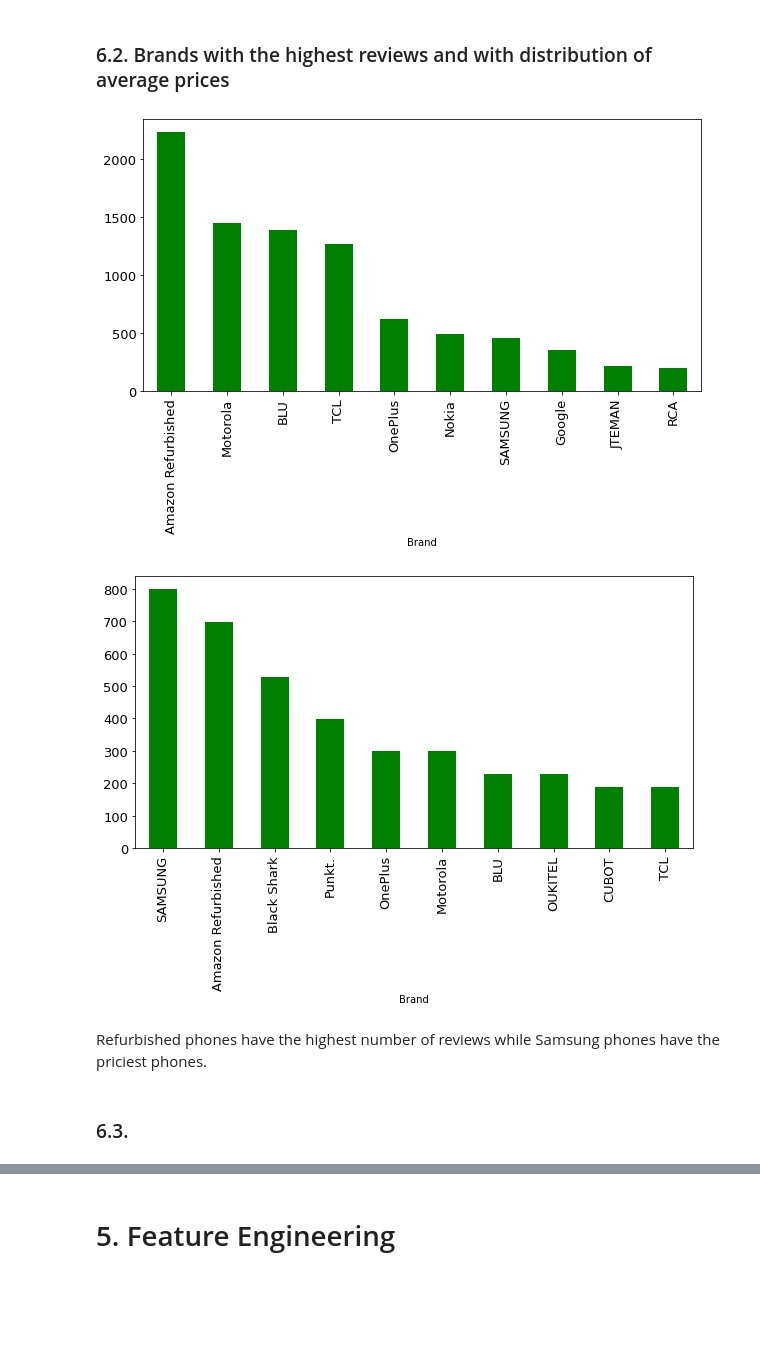
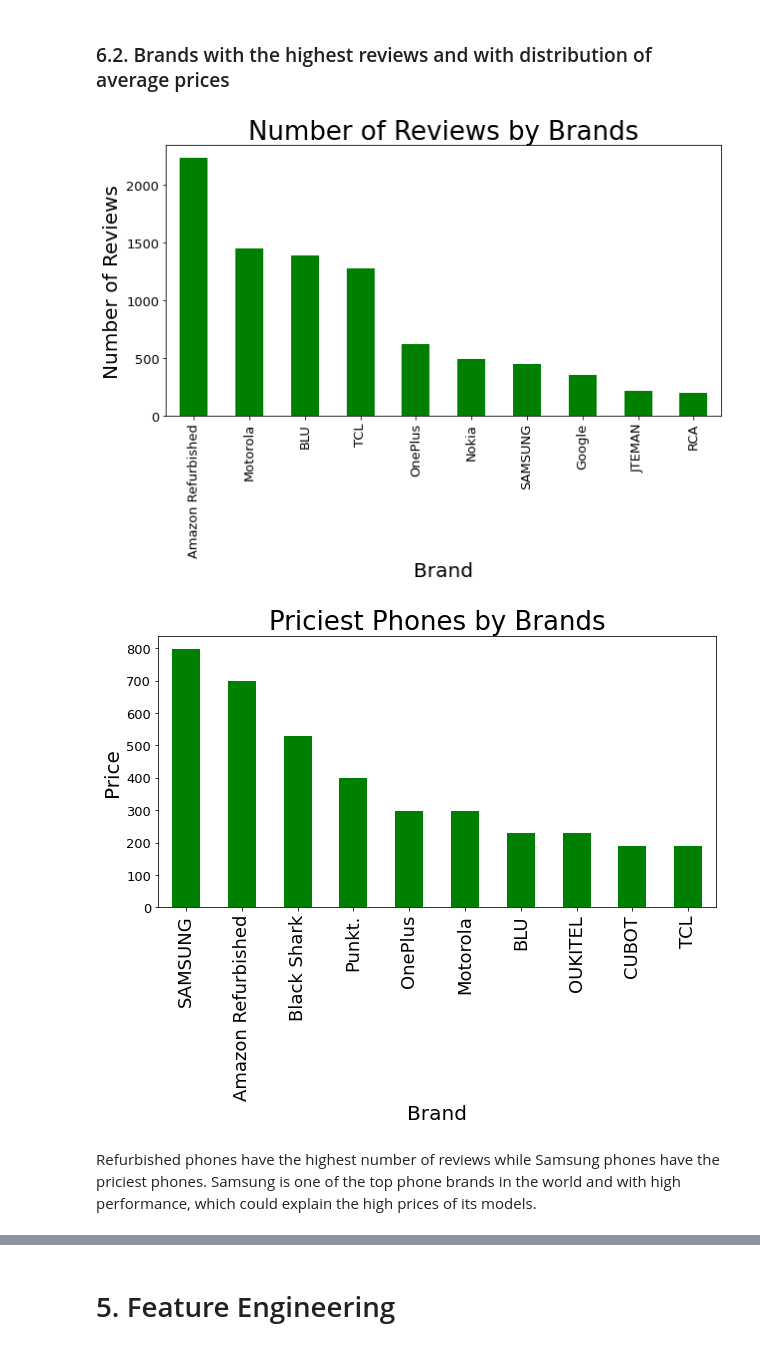
Before and after one commit to Mercy-Njambi/Mobile-Phone-Sentiment-Analysis, a Jupyter notebook: Mobile_Phone_Sentiment_Analysis.ipynb, the cells around one changed output, grey strips where cells are left out. Cells and saved outputs as stored; diff of their text form; code cells hidden in the pictures; blank space fills up the shorter version.

```diff
--- a/Mobile_Phone_Sentiment_Analysis.ipynb
+++ b/Mobile_Phone_Sentiment_Analysis.ipynb
@@ -403,13 +397,24 @@ Mobile phones with higher rating receive the highest number of reviews followed
 brand_reviews = df.groupby('Brand')['Review'].count().sort_values(ascending = False).head(10)
 brand_prices = df.groupby('Brand')['Price'].max().sort_values(ascending = False).head(10)
-# %%
-plot_bargraph(brand_reviews)
-
-plot_bargraph(brand_prices)
-# %% [output]
-[figure, removed]
-[figure, removed]
+# %%
+# Plot the data
+ax1 = brand_reviews.plot(kind = 'bar', figsize = (10,5), color = 'green', fontsize = 13);
+ax1.set_alpha(0.8)
+ax1.set_title('Number of Reviews by Brands', fontsize = 26)
+ax1.set_ylabel('Number of Reviews', fontsize = 20);
+ax1.set_xlabel('Brand', fontsize = 20)
+plt.show()
+
+
+ax2 = brand_prices.plot(kind = 'bar', figsize = (10,5), color = 'green', fontsize = 13);
+ax2.set_alpha(0.8)
+ax2.set_title('Priciest Phones by Brands', fontsize = 26)
+ax2.set_ylabel('Price', fontsize = 20);
+ax2.set_xlabel('Brand', fontsize = 20)
+plt.xticks(fontsize = 18)
+plt.show()
+# %% [output]
+[figure, added]
+[figure, added]
 # %% [markdown]
-Refurbished phones have the highest number of reviews while Samsung phones have the priciest phones.
+Refurbished phones have the highest number of reviews while Samsung phones have the priciest phones. Samsung is one of the top phone brands in the world and with high performance, which could explain the high prices of its models.
-# %% [markdown]
-### 6.3.
```
Also changed, not shown: parts of 17 cells of this notebook.
